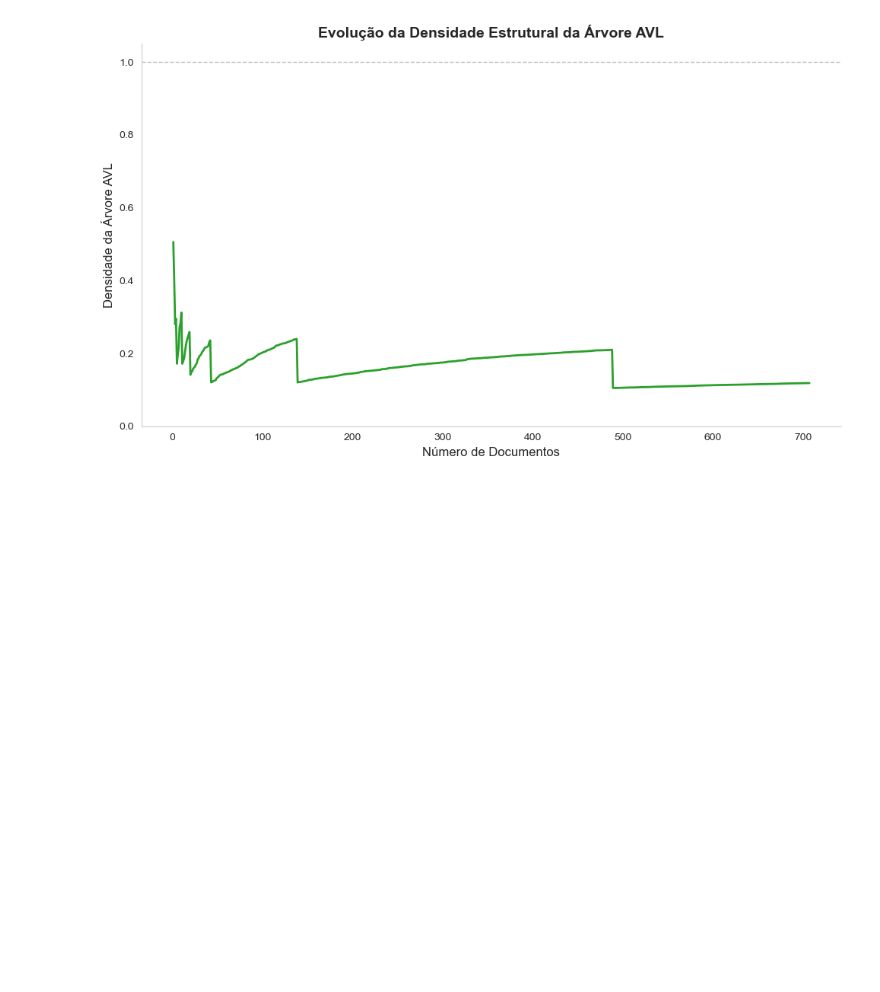
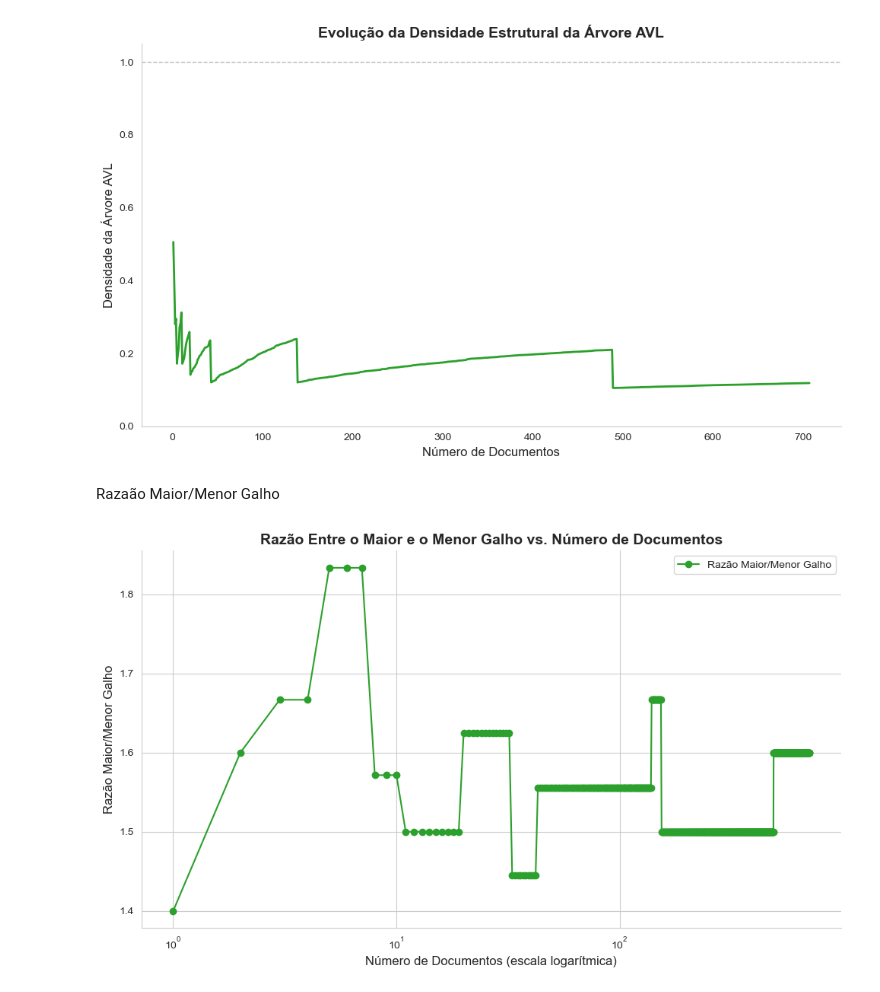
Before and after one commit to JaimeWillianCarneiro/projetofinal-ed, a Jupyter notebook: docs/stats.ipynb, the cells around one changed output. Cells and saved outputs as stored; diff of their text form; code cells hidden in the pictures; blank space fills up the shorter version.

```diff
--- a/docs/stats.ipynb
+++ b/docs/stats.ipynb
@@ -328,3 +317,42 @@ plt.tight_layout()
 plt.show()
 # %% [output]
 [figure]
+# %% [markdown]
+Razaão Maior/Menor Galho
+# %%
+# Estilo visual
+sns.set_style("whitegrid")
+
+# Calcular a razão Maior_Galho / Menor_Galho
+# Adiciona um pequeno valor ao denominador para evitar divisão por zero, caso ocorra
+df['Razao_Galhos'] = df['Maior_Galho'] / (df['Menor_Galho'] + 1e-9)
+
+# Criar figura
+plt.figure(figsize=(10, 6))
+
+# Plotar a razão vs. Número de Documentos
+plt.plot(df['Num_Docs'], df['Razao_Galhos'], marker='o', linestyle='-', color='#2ca02c', label='Razão Maior/Menor Galho')
+
+# Eixo x em escala logarítmica
+plt.xscale('log')
+
+# Rótulos e título
+plt.xlabel('Número de Documentos (escala logarítmica)', fontsize=12)
+plt.ylabel('Razão Maior/Menor Galho', fontsize=12)
+plt.title('Razão Entre o Maior e o Menor Galho vs. Número de Documentos', fontsize=14, fontweight='bold')
+
+# Legenda
+plt.legend()
+
+# Estética dos ticks
+plt.xticks(fontsize=10)
+plt.yticks(fontsize=10)
+sns.despine(top=True, right=True)
+
+# Layout ajustado
+plt.tight_layout()
+
+# Salvar o gráfico
+plt.savefig('razao_galhos_vs_num_docs.png')
+# %% [output]
+[figure, added]
```
Also changed, not shown: parts of 16 cells of this notebook.
